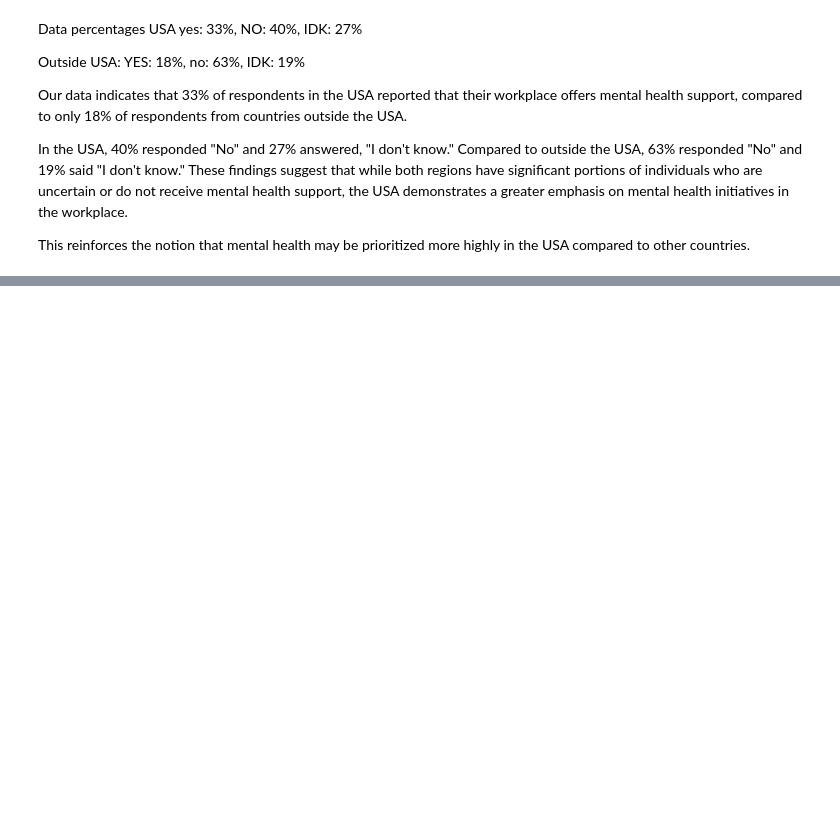
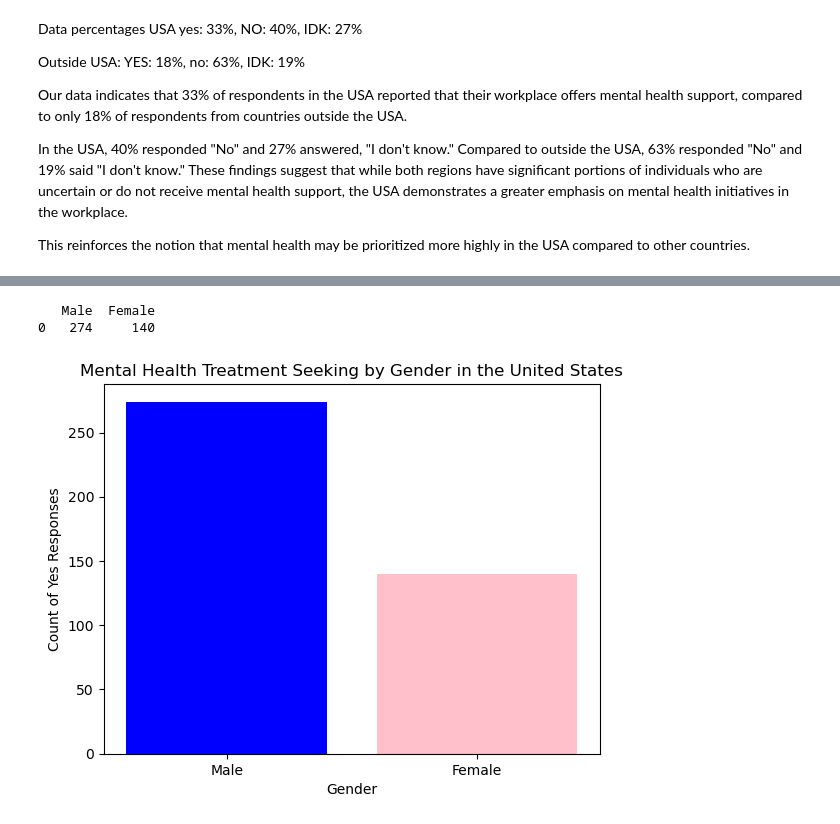
Before and after one commit to Keegawho198/Project-1_Mental-Health, a Jupyter notebook: Mental Health.ipynb, the cells around one changed output, grey strips where cells are left out. Cells and saved outputs as stored; diff of their text form; code cells hidden in the pictures; blank space fills up the shorter version.

```diff
--- a/Mental Health.ipynb
+++ b/Mental Health.ipynb
@@ -903,0 +991,47 @@ This reinforces the notion that mental health may be prioritized more highly in
+# %%
+file_path = Path('files/mental_heath_2016.csv')
+
+
+# Read the CSV file into a DataFrame
+data_df = pd.read_csv(file_path)
+
+# Rename columns for clarity (if needed)
+data_df.rename(columns={
+    'What is your gender?': 'Gender',
+    'Have you ever sought treatment for a mental health issue from a mental health professional?': 'Treatment',
+    'What country do you live in?': 'Country'
+}, inplace=True)
+
+# Filter the data for people living in the United States
+us_data = data_df[data_df['Country'].str.lower() == 'united states of america']
+
+# Filter for males and females in the United States
+us_male_data = us_data[us_data['Gender'].str.lower() == 'male']
+us_female_data = us_data[us_data['Gender'].str.lower() == 'female']
+
+# Analyze the data to see how many sought treatment (for '1' responses in 'Treatment', which represents 'Yes')
+us_male_treatment_count = us_male_data['Treatment'].value_counts().get(1, 0)
+us_female_treatment_count = us_female_data['Treatment'].value_counts().get(1, 0)
+
+# Create a DataFrame for comparison
+us_gender_comparison_df = pd.DataFrame({
+    'Male': [us_male_treatment_count],
+    'Female': [us_female_treatment_count]
+})
+
+# Print the comparison DataFrame
+print(us_gender_comparison_df)
+
+# Plot the comparison
+labels = ['Male', 'Female']
+values = [us_male_treatment_count, us_female_treatment_count]
+
+plt.bar(labels, values, color=['blue', 'pink'])
+plt.title('Mental Health Treatment Seeking by Gender in the United States')
+plt.xlabel('Gender')
+plt.ylabel('Count of Yes Responses')
+plt.show()
+# %% [output]
+   Male  Female
+0   274     140
+[figure, added]
```
Also changed, not shown: parts of 9 cells of this notebook, 2 other files.
